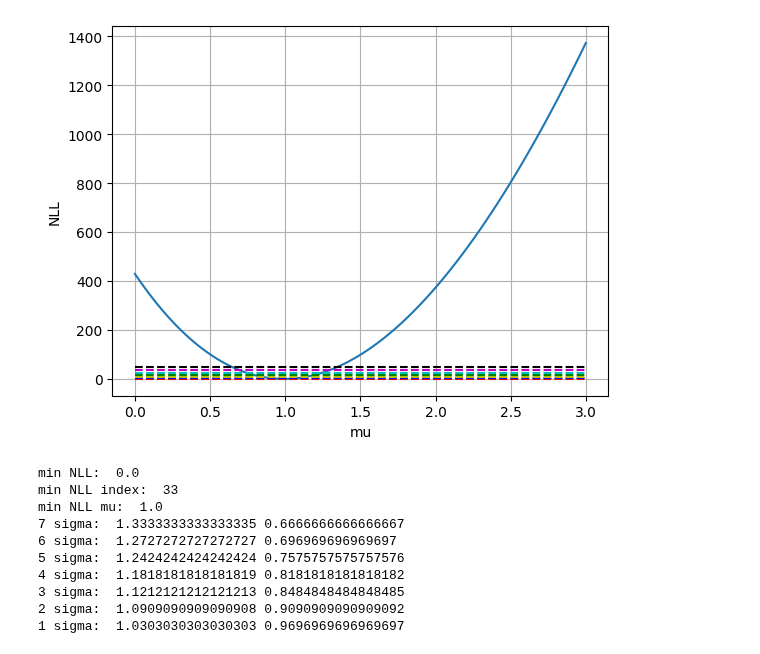
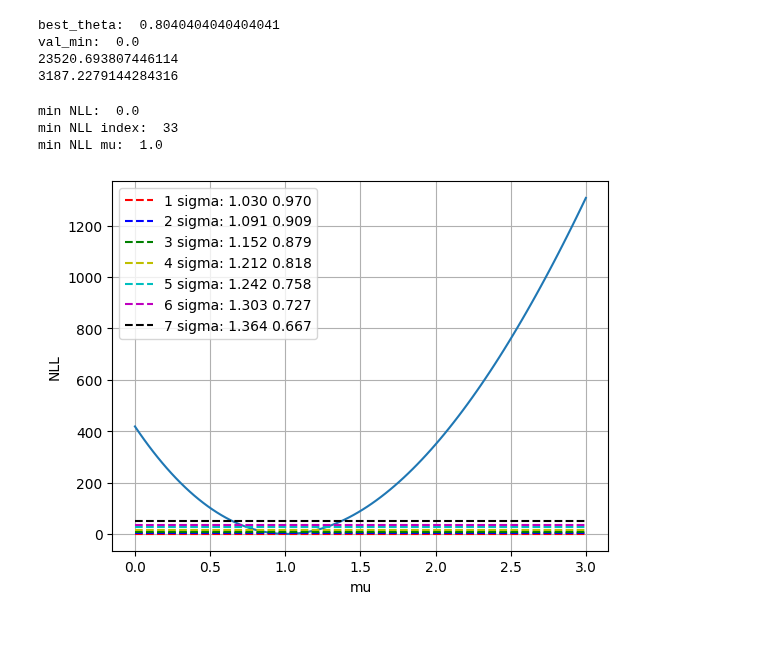
Before and after one commit to ihsaan-ullah/fair-universe, a Jupyter notebook: Competition_Bundles/HEP/sample_code_submission/test_nll.ipynb, the cells around one changed output. Drawn from its saved outputs; the diff is of its cells as text; code cells hidden in the pictures.

```diff
--- a/Competition_Bundles/HEP/sample_code_submission/test_nll.ipynb
+++ b/Competition_Bundles/HEP/sample_code_submission/test_nll.ipynb
@@ -170,11 +170,10 @@ for theta in theta_list:
         print("gamma_roi: ", gamma_roi)
         print("beta_roi: ", beta_roi)
         print("Uncertainity", np.sqrt(gamma_roi + beta_roi)/gamma_roi)
+        Beta_roi = beta_roi
+        Gamma_roi = gamma_roi
 
         best_theta = theta
         hist_llr_best = hist_llr
-
-print("best_theta: ", best_theta)
-print("val_min: ", val_min)
 # %% [output]
 theta:  0.8
@@ -197,46 +196,52 @@ val_min:  0.0
+# %%
+print("best_theta: ", best_theta)
+print("val_min: ", val_min)
+print(Beta_roi)
+print(Gamma_roi)
+del beta_roi
+del gamma_roi
+beta_roi = Beta_roi
+gamma_roi = Gamma_roi
+# %% [output]
+best_theta:  0.8040404040404041
+val_min:  0.0
+23520.693807446114
+3187.2279144284316
 # %%
 
 
-plt.plot( mu_scan,hist_llr_best)
-plt.hlines(1, 0, 3, colors="r", linestyles="dashed")
-plt.hlines(4, 0, 3, colors="b", linestyles="dashed")
-plt.hlines(9, 0, 3, colors="y", linestyles="dashed")
-plt.hlines(16, 0, 3, colors="g", linestyles="dashed")
-plt.hlines(25, 0, 3, colors="c", linestyles="dashed")
-plt.hlines(36, 0, 3, colors="m", linestyles="dashed")
-plt.hlines(49, 0, 3, colors="k", linestyles="dashed")
-
-plt.xlabel("mu")
-plt.ylabel("NLL")
-plt.grid(True)
-plt.show()
 
 
 print("min NLL: ", min(hist_llr_best))
 print("min NLL index: ", np.argmin(hist_llr_best))
 print("min NLL mu: ", mu_scan[np.argmin(hist_llr_best)])
 
 
+sigma_7 = (max(mu_scan[np.where((hist_llr_best <= 49) & (hist_llr_best >= 36))]), min(mu_scan[np.where((hist_llr_best < 49) & (hist_llr_best > 36))]))
+sigma_6 = (max(mu_scan[np.where((hist_llr_best <= 36) & (hist_llr_best >= 25))]), min(mu_scan[np.where((hist_llr_best < 36) & (hist_llr_best > 25))]))
+sigma_5 = (max(mu_scan[np.where((hist_llr_best <= 25) & (hist_llr_best >= 16))]), min(mu_scan[np.where((hist_llr_best < 25) & (hist_llr_best > 16))]))
+sigma_4 = (max(mu_scan[np.where((hist_llr_best <= 16) & (hist_llr_best >= 9))]), min(mu_scan[np.where((hist_llr_best < 16) & (hist_llr_best > 9))]))
+sigma_3 = (max(mu_scan[np.where((hist_llr_best <= 9) & (hist_llr_best >= 4))]), min(mu_scan[np.where((hist_llr_best < 9) & (hist_llr_best > 4))]))
+sigma_2 = (max(mu_scan[np.where((hist_llr_best <= 4) & (hist_llr_best >= 1))]), min(mu_scan[np.where((hist_llr_best < 4) & (hist_llr_best > 1))]))
+sigma_1 = (max(mu_scan[np.where((hist_llr_best <= 1) & (hist_llr_best >= 0))]), min(mu_scan[np.where((hist_llr_best < 1) & (hist_llr_best > 0))]))
 
 
+plt.plot( mu_scan,hist_llr_best)
+plt.hlines(1, 0, 3,  colors="r", linestyles="dashed", label=f"1 sigma: {sigma_1[0]:.3f} {sigma_1[1]:.3f}")
+plt.hlines(4, 0, 3,  colors="b", linestyles="dashed", label=f"2 sigma: {sigma_2[0]:.3f} {sigma_2[1]:.3f}")
+plt.hlines(9, 0, 3,  colors="g", linestyles="dashed", label=f"3 sigma: {sigma_3[0]:.3f} {sigma_3[1]:.3f}")
+plt.hlines(16, 0, 3, colors="y", linestyles="dashed", label=f"4 sigma: {sigma_4[0]:.3f} {sigma_4[1]:.3f}")
+plt.hlines(25, 0, 3, colors="c", linestyles="dashed", label=f"5 sigma: {sigma_5[0]:.3f} {sigma_5[1]:.3f}")
+plt.hlines(36, 0, 3, colors="m", linestyles="dashed", label=f"6 sigma: {sigma_6[0]:.3f} {sigma_6[1]:.3f}")
+plt.hlines(49, 0, 3, colors="k", linestyles="dashed", label=f"7 sigma: {sigma_7[0]:.3f} {sigma_7[1]:.3f}")
+plt.legend()
 
-
-print("7 sigma: ", max(mu_scan[np.where((hist_llr_best <= 49) & (hist_llr_best >= 36))]), min(mu_scan[np.where((hist_llr_best < 49) & (hist_llr_best > 36))]))
-print("6 sigma: ", max(mu_scan[np.where((hist_llr_best <= 36) & (hist_llr_best >= 25))]), min(mu_scan[np.where((hist_llr_best < 36) & (hist_llr_best > 25))]))
-print("5 sigma: ", max(mu_scan[np.where((hist_llr_best <= 25) & (hist_llr_best >= 16))]), min(mu_scan[np.where((hist_llr_best < 25) & (hist_llr_best > 16))]))
-print("4 sigma: ", max(mu_scan[np.where((hist_llr_best <= 16) & (hist_llr_best >= 9))]), min(mu_scan[np.where((hist_llr_best < 16) & (hist_llr_best > 9))]))
-print("3 sigma: ", max(mu_scan[np.where((hist_llr_best <= 9) & (hist_llr_best >= 4))]), min(mu_scan[np.where((hist_llr_best < 9) & (hist_llr_best > 4))]))
-print("2 sigma: ", max(mu_scan[np.where((hist_llr_best <= 4) & (hist_llr_best >= 1))]), min(mu_scan[np.where((hist_llr_best < 4) & (hist_llr_best > 1))]))
-print("1 sigma: ", max(mu_scan[np.where((hist_llr_best <= 1) & (hist_llr_best >= 0))]), min(mu_scan[np.where((hist_llr_best < 1) & (hist_llr_best > 0))]))
+plt.xlabel("mu")
+plt.ylabel("NLL")
+plt.grid(True)
+plt.show()
 # %% [output]
+min NLL:  0.0
+min NLL index:  33
+min NLL mu:  1.0
-[figure, old version]
+[figure, new version]
-min NLL:  0.0
-min NLL index:  33
-min NLL mu:  1.0
-7 sigma:  1.3333333333333335 0.6666666666666667
-6 sigma:  1.2727272727272727 0.696969696969697
-5 sigma:  1.2424242424242424 0.7575757575757576
-4 sigma:  1.1818181818181819 0.8181818181818182
-3 sigma:  1.1212121212121213 0.8484848484848485
-2 sigma:  1.0909090909090908 0.9090909090909092
-1 sigma:  1.0303030303030303 0.9696969696969697
```
Also changed, not shown: parts of 7 cells of this notebook, 2 other files.
